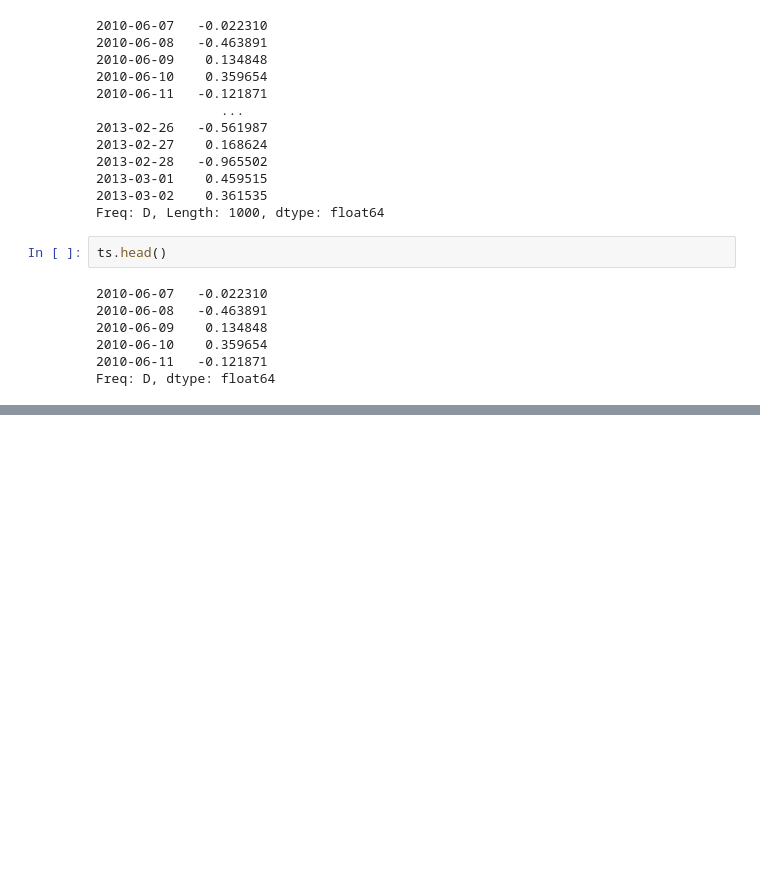
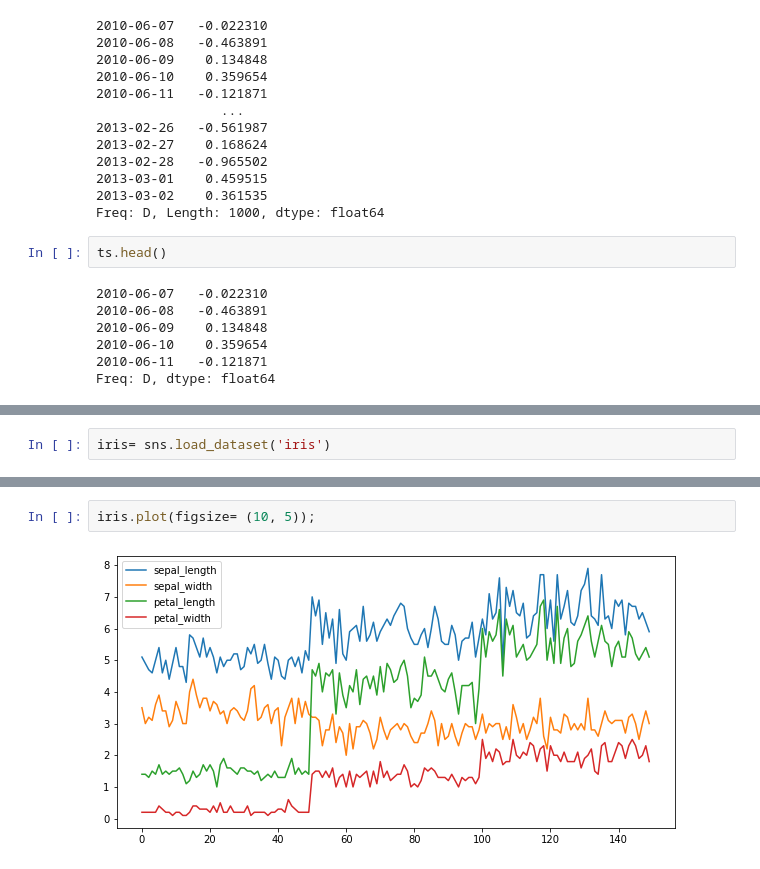
Before and after one commit to caiquemiranda/data-visualization-python, a Jupyter notebook: 04-data-visualization-pandas.ipynb, the cells around one changed output, grey strips where cells are left out. Saved outputs shown, nothing was run; the diff lists cells and outputs as text; blank space fills up the shorter version.

```diff
--- a/04-data-visualization-pandas.ipynb
+++ b/04-data-visualization-pandas.ipynb
@@ -57,0 +90,2 @@ Freq: D, dtype: float64
+# %%
+iris= sns.load_dataset('iris')
@@ -57,0 +101,4 @@ Freq: D, dtype: float64
+# %%
+iris.plot(figsize= (10, 5));
+# %% [output]
+[figure, added]
```
Also changed, not shown: parts of 9 cells of this notebook.
